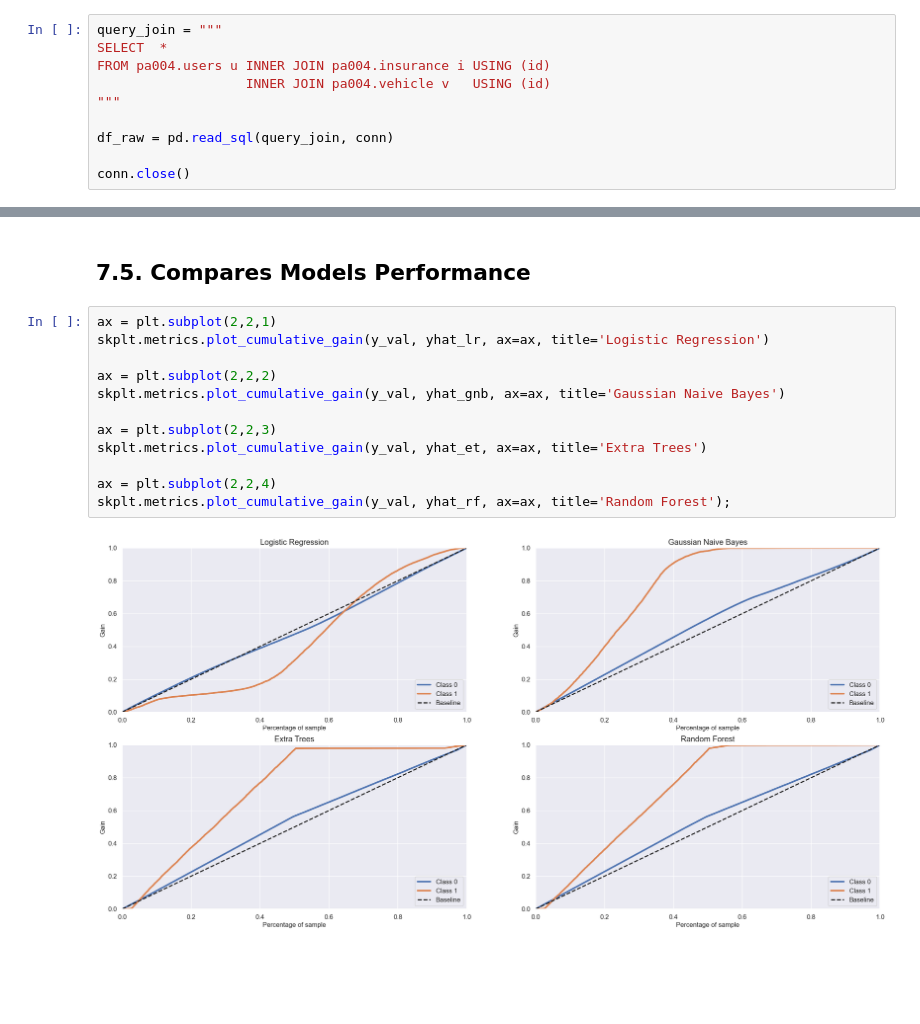
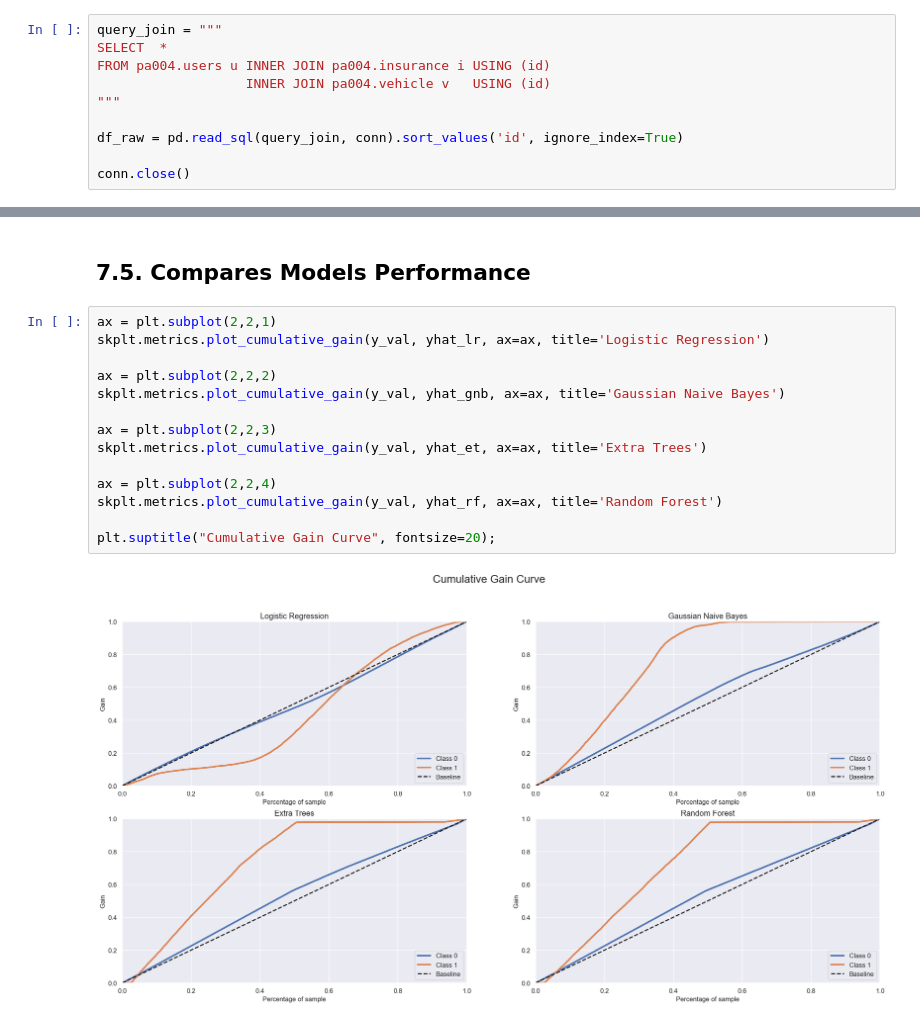
Before and after one commit to igormenesess/health_insurance_cross_sell, a Jupyter notebook: health_insurance_cross_sell.ipynb, the cells around one changed output, grey strips where cells are left out. Drawn from its saved outputs; the diff is of its cells as text; blank space fills up the shorter version.

```diff
--- a/health_insurance_cross_sell.ipynb
+++ b/health_insurance_cross_sell.ipynb
@@ -102,7 +147,7 @@ FROM pa004.users u INNER JOIN pa004.insurance i USING (id)
                    INNER JOIN pa004.vehicle v   USING (id)
 """
 
-df_raw = pd.read_sql(query_join, conn)
+df_raw = pd.read_sql(query_join, conn).sort_values('id', ignore_index=True)
 
 conn.close()
 # %% [markdown]
@@ -591,14 +645,16 @@ yhat_rf = rf_model.predict_proba(x_val_n)
 # %%
 ax = plt.subplot(2,2,1)
 skplt.metrics.plot_cumulative_gain(y_val, yhat_lr, ax=ax, title='Logistic Regression')
 
 ax = plt.subplot(2,2,2)
 skplt.metrics.plot_cumulative_gain(y_val, yhat_gnb, ax=ax, title='Gaussian Naive Bayes')
 
 ax = plt.subplot(2,2,3)
 skplt.metrics.plot_cumulative_gain(y_val, yhat_et, ax=ax, title='Extra Trees')
 
 ax = plt.subplot(2,2,4)
-skplt.metrics.plot_cumulative_gain(y_val, yhat_rf, ax=ax, title='Random Forest');
+skplt.metrics.plot_cumulative_gain(y_val, yhat_rf, ax=ax, title='Random Forest')
+
+plt.suptitle("Cumulative Gain Curve", fontsize=20);
 # %% [output]
-[figure, old version]
+[figure, new version]
```
Also changed, not shown: parts of 11 cells of this notebook, 7 other files.
